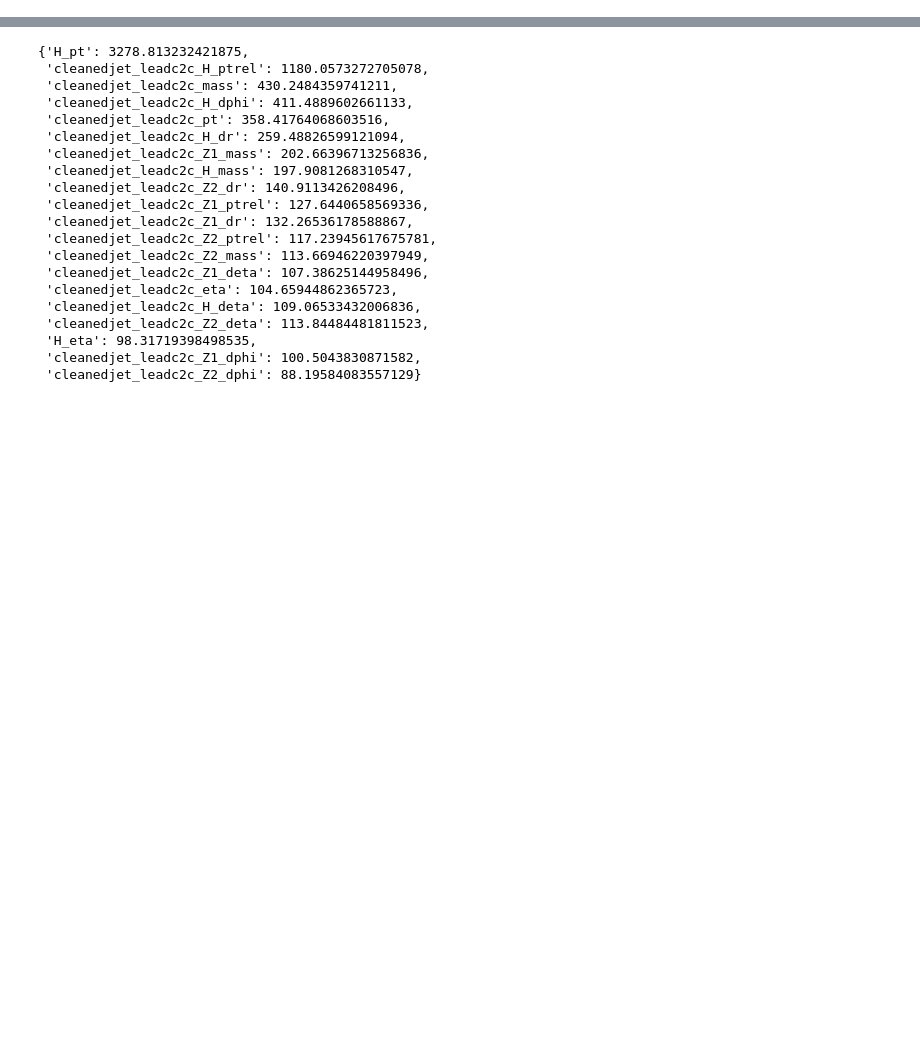
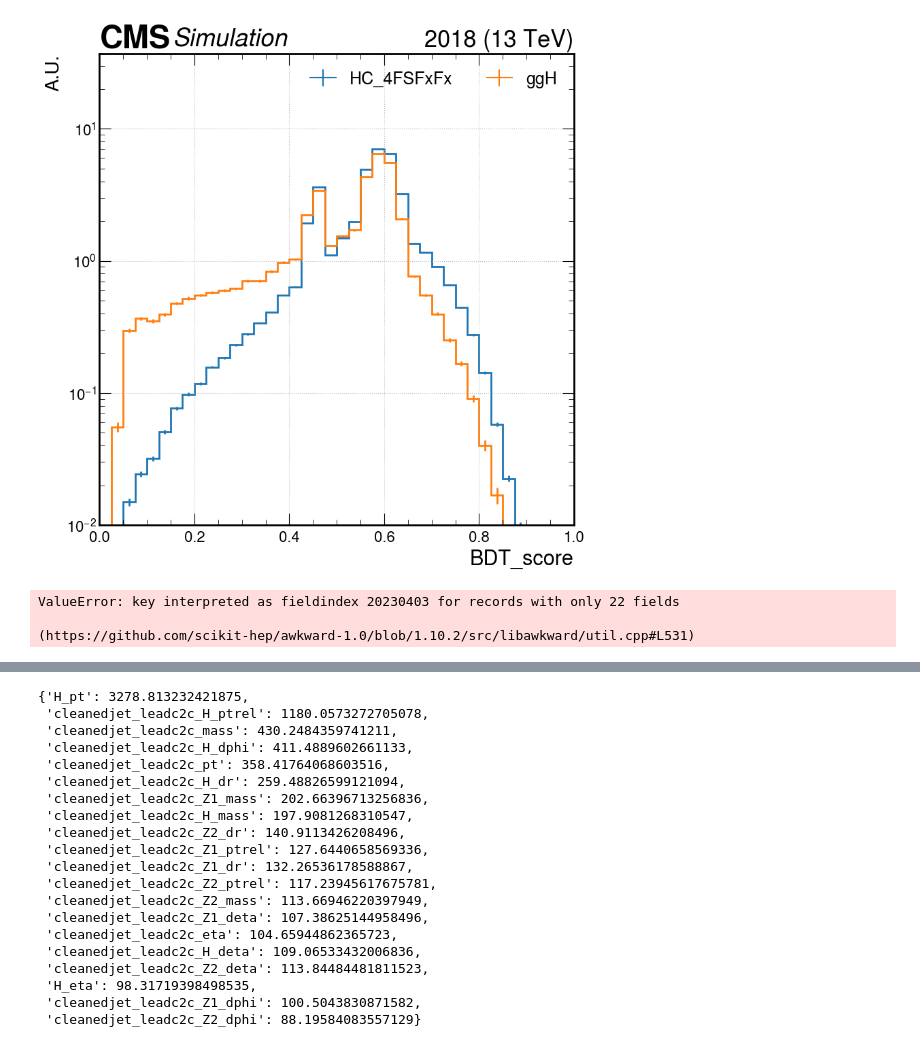
Before and after one commit to PKUfudawei/cHZZ_postprocess, a Jupyter notebook: notebooks/visualization.ipynb, the cells around one changed output, grey strips where cells are left out. Saved outputs shown, nothing was run; the diff lists cells and outputs as text; code cells hidden in the pictures; blank space fills up the shorter version.

```diff
--- a/notebooks/visualization.ipynb
+++ b/notebooks/visualization.ipynb
@@ -170,0 +201,19 @@ sample_compare_plot(arrays, plot_name='mass_c', x_name=r'$m_{clean}(c)$', year=2
+# %%
+arrays = {s: events[s]['bdt_score'] for s in events}
+sample_compare_plot(arrays, plot_name='BDT_score', x_name='BDT_score', year=2018, x_max=1, log=True)
+# %% [output]
+[figure, added]
+# %%
+y_true = np.concatenate([
+    np.ones_like(events['HC_4FSFxFx']['bdt_score']),
+    np.zeros_like(events['ggH']['bdt_score'])
+], axis=0)
+
+y_score = np.concatenate([
+    events['HC_4FSFxFx']['bdt_score'],
+    events['ggH']['bdt_score']
+], axis=0)
+# %% [output]
+ValueError: key interpreted as fieldindex 20230403 for records with only 22 fields
+
+(https://github.com/scikit-hep/awkward-1.0/blob/1.10.2/src/libawkward/util.cpp#L531)
```
Also changed, not shown: parts of 10 cells of this notebook, 40 other files.
